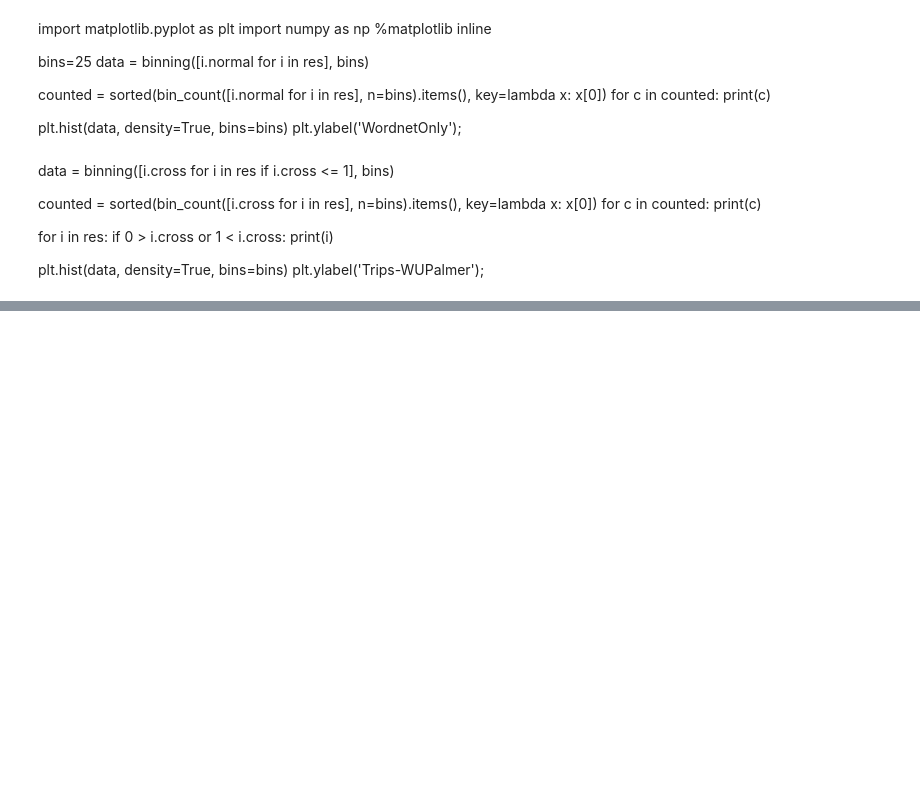
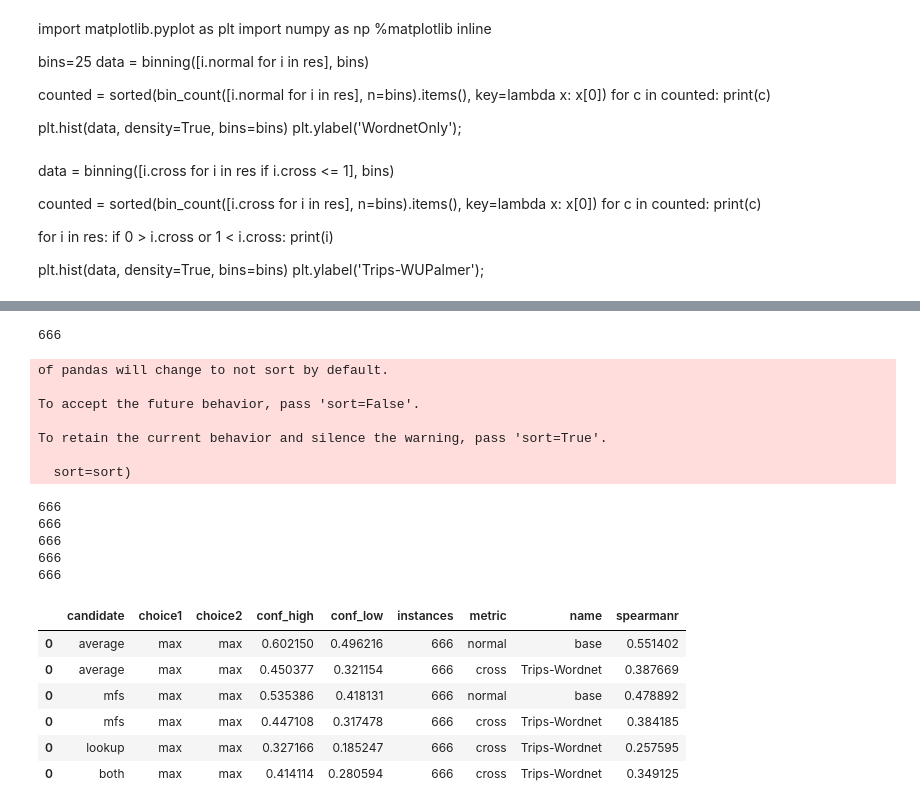
Before and after one commit to mrmechko/simcross, a Jupyter notebook: notebooks/Cross_wupalmer_evaluation.ipynb, the cells around one changed output, grey strips where cells are left out. Cells and saved outputs as stored; diff of their text form; code cells hidden in the pictures; blank space fills up the shorter version.

```diff
--- a/notebooks/Cross_wupalmer_evaluation.ipynb
+++ b/notebooks/Cross_wupalmer_evaluation.ipynb
@@ -496,19 +534,24 @@ def similarity_test(word1, word2, pos=None, metric="cross", strategy="average",
         return ListStrategy[select2](results)
     return -1 # fallback of 0.5
 # %%
-ws353 = []
-cross = []
-regular=[]
 
-def get_valid_scores(l1, l2, theta=1):
+def get_valid_scores(l1, l2):
     res1 = []
     res2 = []
     for x, y in zip(l1, l2):
-        if y > theta:
-            y = 1
         if y >= 0:
             res1.append(x)
             res2.append(y)
+    print("dropping:", len(l1) - len(res1))
     return res1, res2
+
+def confidence(rho, n):
+    import math
+    stderr = 1.0 / math.sqrt(n - 3)
+    delta = 1.96 * stderr
+    #print(rho, n, delta)
+    lower = math.tanh(math.atanh(rho) - delta)
+    upper = math.tanh(math.atanh(rho) + delta)
+    return (lower, upper)
 # %%
 SimExperiment = namedtuple("SimExperiment",
@@ -678,0 +633,49 @@ df
+# %%
+# Tripswordnet
+df = None
+_dcache={}
+fname = ["n", "v", "nv", "a"][0]
+
+test = [ws353, slex][1]
+
+node_weights["fakeroot"] = 1
+node_weights["wordnet"] = 1
+node_weights["trips"] = 1
+node_weights["word"] = 1
+
+df = experiment_string(run_experiment(test("base", "normal", strategy="average", select1="max", select2="max", fname=fname)))
+
+df = experiment_string(run_experiment(test("Trips-Wordnet", "cross", strategy="average", select1="max", select2="max", fname=fname)), dataframe=df)
+
+df = experiment_string(run_experiment(test("base", "normal", strategy="mfs", select1="max", select2="max", fname=fname)), dataframe=df)
+
+df = experiment_string(run_experiment(test("Trips-Wordnet", "cross", strategy="mfs", select1="max", select2="max", fname=fname)), dataframe=df)
+
+df = experiment_string(run_experiment(test("Trips-Wordnet", "cross", strategy="lookup", select1="max", select2="max", fname=fname)), dataframe=df)
+
+df = experiment_string(run_experiment(test("Trips-Wordnet", "cross", strategy="both", select1="max", select2="max", fname=fname)), dataframe=df)
+
+
+
+df
+# %% [output]
+666
+of pandas will change to not sort by default.
+
+To accept the future behavior, pass 'sort=False'.
+
+To retain the current behavior and silence the warning, pass 'sort=True'.
+
+  sort=sort)
+666
+666
+666
+666
+666
+|  | candidate | choice1 | choice2 | conf_high | conf_low | instances | metric | name | spearmanr |
+| 0 | average | max | max | 0.602150 | 0.496216 | 666 | normal | base | 0.551402 |
+| 0 | average | max | max | 0.450377 | 0.321154 | 666 | cross | Trips-Wordnet | 0.387669 |
+| 0 | mfs | max | max | 0.535386 | 0.418131 | 666 | normal | base | 0.478892 |
+| 0 | mfs | max | max | 0.447108 | 0.317478 | 666 | cross | Trips-Wordnet | 0.384185 |
+| 0 | lookup | max | max | 0.327166 | 0.185247 | 666 | cross | Trips-Wordnet | 0.257595 |
+| 0 | both | max | max | 0.414114 | 0.280594 | 666 | cross | Trips-Wordnet | 0.349125 |
```
Also changed, not shown: parts of 11 cells of this notebook, 2 other files.
